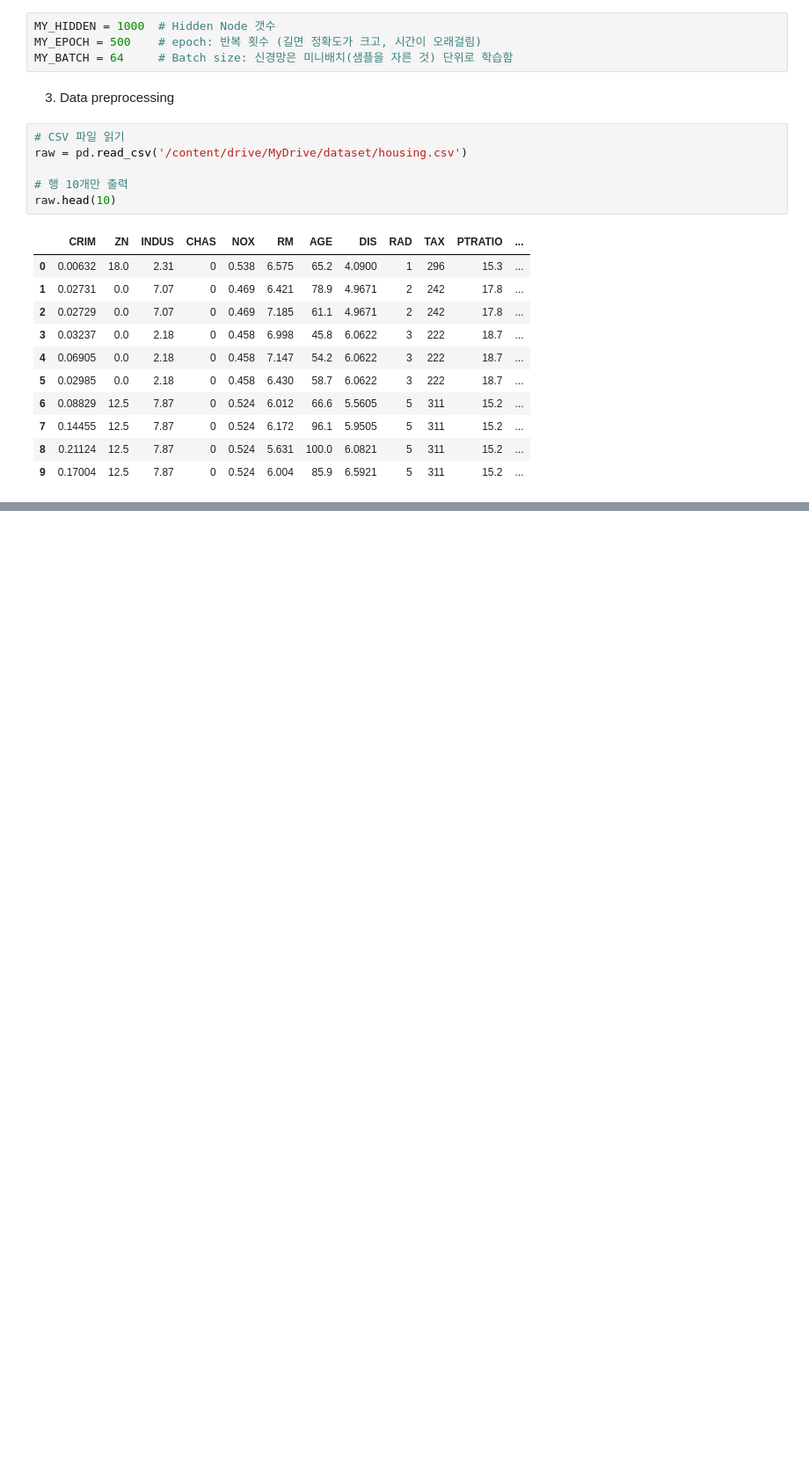
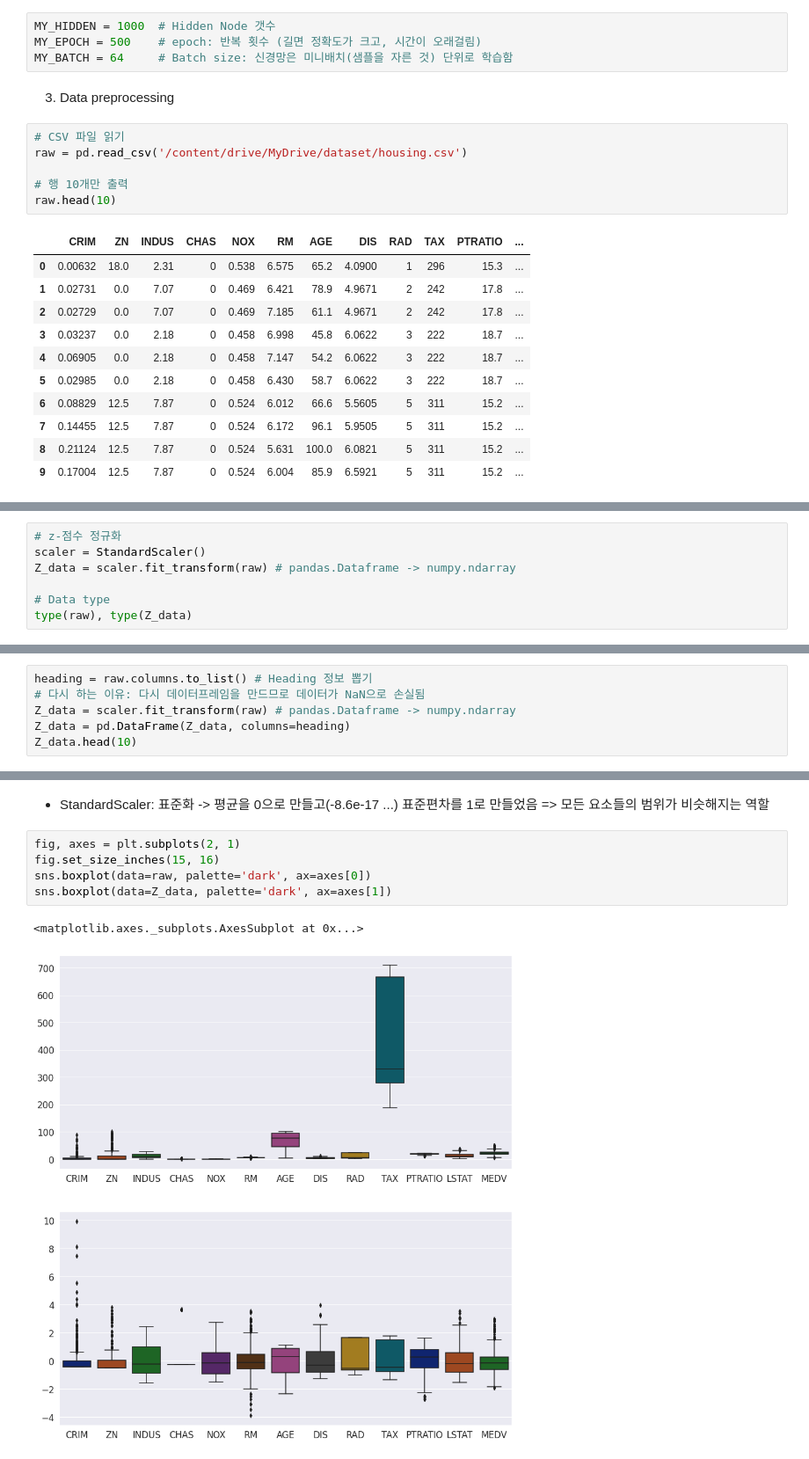
Before and after one commit to Marlrero/AI_PrimaryEducation, a Jupyter notebook: housing.ipynb, the cells around one changed output, grey strips where cells are left out. Shown at 88% size. Cells and saved outputs as stored; diff of their text form; blank space fills up the shorter version.

```diff
--- a/housing.ipynb
+++ b/housing.ipynb
@@ -59,0 +65,7 @@ sns.boxplot(data=raw, palette='dark')
+# %%
+# z-점수 정규화
+scaler = StandardScaler()
+Z_data = scaler.fit_transform(raw) # pandas.Dataframe -> numpy.ndarray
+
+# Data type
+type(raw), type(Z_data)
@@ -59,0 +104,6 @@ sns.boxplot(data=raw, palette='dark')
+# %%
+heading = raw.columns.to_list() # Heading 정보 뽑기
+# 다시 하는 이유: 다시 데이터프레임을 만드므로 데이터가 NaN으로 손실됨
+Z_data = scaler.fit_transform(raw) # pandas.Dataframe -> numpy.ndarray
+Z_data = pd.DataFrame(Z_data, columns=heading)
+Z_data.head(10)
@@ -59,0 +134,10 @@ sns.boxplot(data=raw, palette='dark')
+# %% [markdown]
+* StandardScaler: 표준화 -> 평균을 0으로 만들고(-8.6e-17 ...) 표준편차를 1로 만들었음 => 모든 요소들의 범위가 비슷해지는 역할
+# %%
+fig, axes = plt.subplots(2, 1)
+fig.set_size_inches(15, 16)
+sns.boxplot(data=raw, palette='dark', ax=axes[0])
+sns.boxplot(data=Z_data, palette='dark', ax=axes[1])
+# %% [output]
+<matplotlib.axes._subplots.AxesSubplot at 0x...>
+[figure, added]
```
Also changed, not shown: parts of 14 cells of this notebook.
